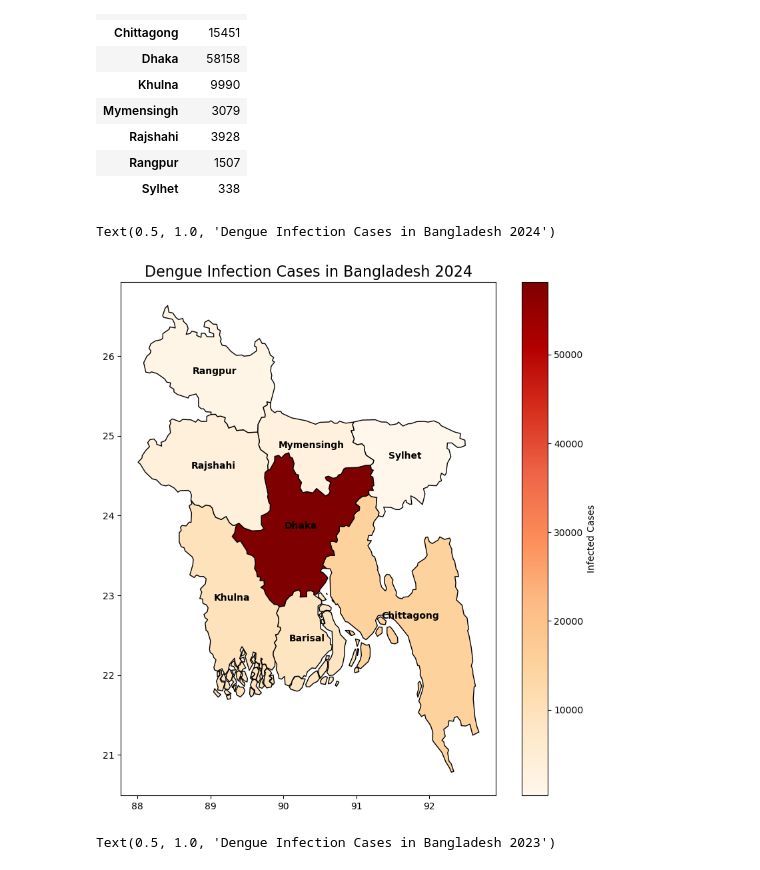
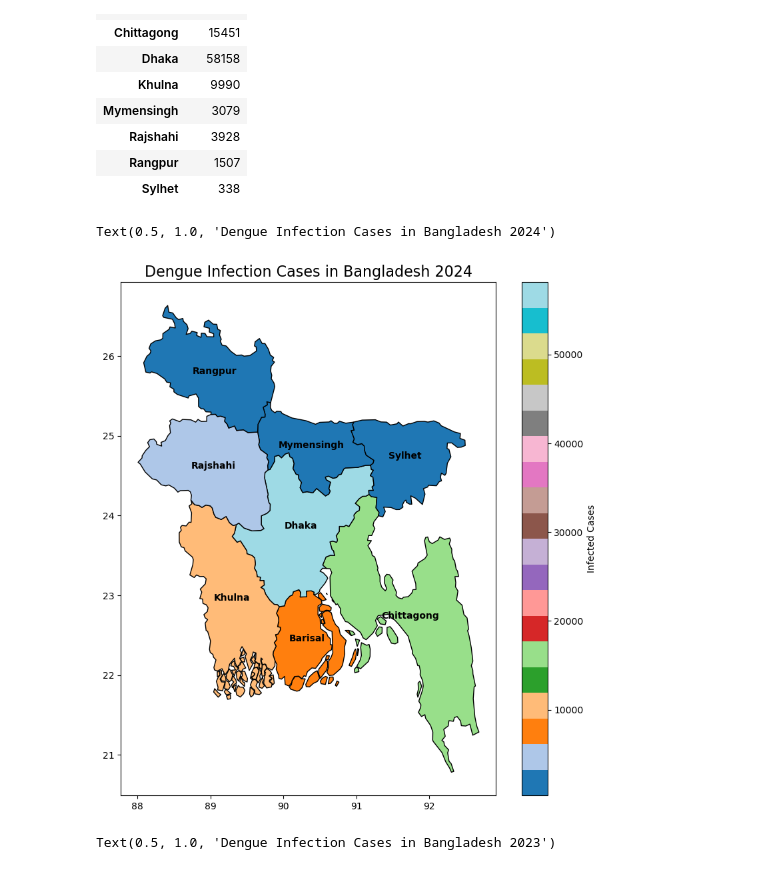
Before and after one commit to awnonbhowmik/DENV-Data-Analysis, a Jupyter notebook: heatmap.ipynb, the cells around one changed output. Drawn from its saved outputs; the diff is of its cells as text; code cells hidden in the pictures.

Commit message:
Heatmap

```diff
--- a/heatmap.ipynb
+++ b/heatmap.ipynb
@@ -51,34 +50,34 @@ division_data
 # %%
 df = data[0:8][["Division", "Infected"]]
 division_data = df.groupby("Division").sum()
 divisions["Infected"] = divisions["ADM1_EN"].map(division_data["Infected"]).fillna(0)
 
 fig, ax = plt.subplots(figsize=(10, 10))
 ax = divisions.plot(
     ax=ax,
     edgecolor="black",
     column="Infected",
     markersize=10,
     legend=True,
-    cmap="OrRd",
+    cmap="tab20",
     legend_kwds={"label": "Infected Cases"},
 )
 
 divisions.apply(
     lambda x: ax.annotate(
         text=x.ADM1_EN,
         xy=x.geometry.centroid.coords[0],
         ha="center",
         fontweight="bold",
         color="black",
     ),
     axis=1,
 )
 
 ax.set_title("Dengue Infection Cases in Bangladesh 2024", fontsize=16)
 # %% [output]
 Text(0.5, 1.0, 'Dengue Infection Cases in Bangladesh 2024')
-[figure, old version]
+[figure, new version]
 # %%
 df = data[8:16][["Division", "Infected"]]
 division_data = df.groupby("Division").sum()
```
Also changed, not shown: parts of 1 cell of this notebook.
